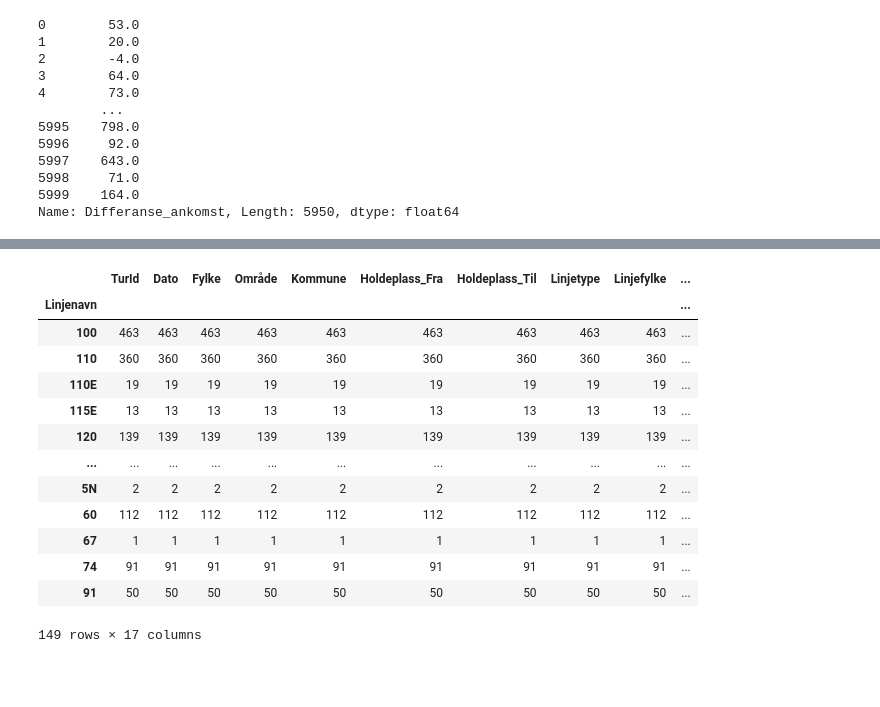
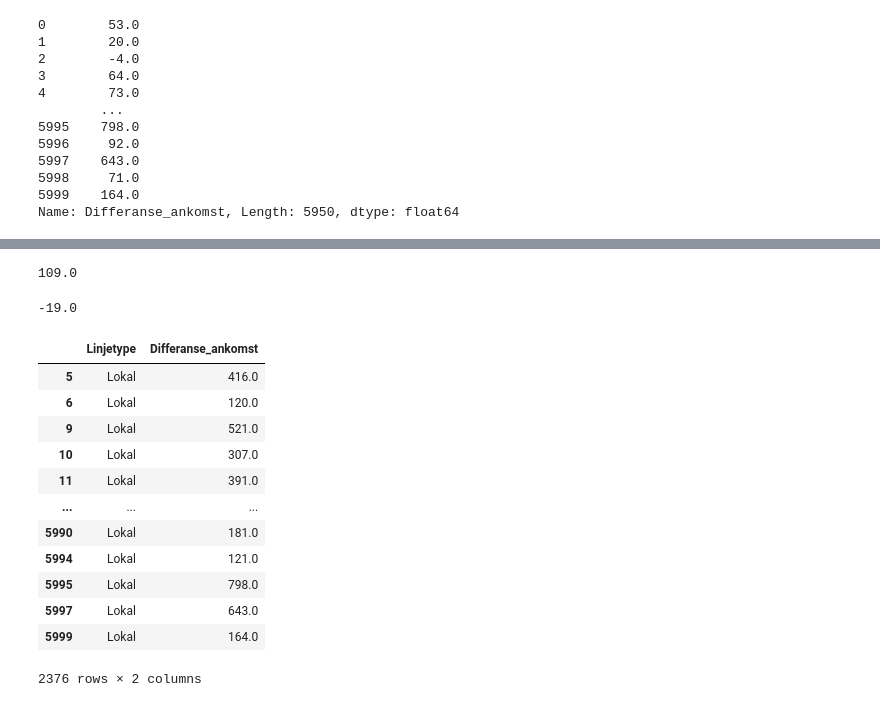
Before and after one commit to Jovalb/Assignement1Data, a Jupyter notebook: Ankomst mot planlagt.ipynb, the cells around one changed output, grey strips where cells are left out. Saved outputs shown, nothing was run; the diff lists cells and outputs as text; code cells hidden in the pictures; blank space fills up the shorter version.

```diff
--- a/Ankomst mot planlagt.ipynb
+++ b/Ankomst mot planlagt.ipynb
@@ -217,17 +209,0 @@ tidsbruklinjetype_gruppert.sort_index().plot.bar(figsize=(20,20))
-# %%
-dataframe.groupby('Linjenavn').count()
-# %% [output]
-|  | TurId | Dato | Fylke | Område | Kommune | Holdeplass_Fra | Holdeplass_Til | Linjetype | Linjefylke | ... |
-| Linjenavn |  |  |  |  |  |  |  |  |  | ... |
-| 100 | 463 | 463 | 463 | 463 | 463 | 463 | 463 | 463 | 463 | ... |
-| 110 | 360 | 360 | 360 | 360 | 360 | 360 | 360 | 360 | 360 | ... |
-| 110E | 19 | 19 | 19 | 19 | 19 | 19 | 19 | 19 | 19 | ... |
-| 115E | 13 | 13 | 13 | 13 | 13 | 13 | 13 | 13 | 13 | ... |
-| 120 | 139 | 139 | 139 | 139 | 139 | 139 | 139 | 139 | 139 | ... |
-| ... | ... | ... | ... | ... | ... | ... | ... | ... | ... | ... |
-| 5N | 2 | 2 | 2 | 2 | 2 | 2 | 2 | 2 | 2 | ... |
-| 60 | 112 | 112 | 112 | 112 | 112 | 112 | 112 | 112 | 112 | ... |
-| 67 | 1 | 1 | 1 | 1 | 1 | 1 | 1 | 1 | 1 | ... |
-| 74 | 91 | 91 | 91 | 91 | 91 | 91 | 91 | 91 | 91 | ... |
-| 91 | 50 | 50 | 50 | 50 | 50 | 50 | 50 | 50 | 50 | ... |
-149 rows × 17 columns
@@ -233,0 +212,4 @@ dataframe.groupby('Linjenavn').count()
+# %%
+threshold_max
+# %% [output]
+109.0
@@ -233,0 +218,20 @@ dataframe.groupby('Linjenavn').count()
+# %%
+threshold_min
+# %% [output]
+-19.0
+# %%
+tidsbruklinjetype[tidsbruklinjetype['Differanse_ankomst']>threshold_max]
+# %% [output]
+|  | Linjetype | Differanse_ankomst |
+| 5 | Lokal | 416.0 |
+| 6 | Lokal | 120.0 |
+| 9 | Lokal | 521.0 |
+| 10 | Lokal | 307.0 |
+| 11 | Lokal | 391.0 |
+| ... | ... | ... |
+| 5990 | Lokal | 181.0 |
+| 5994 | Lokal | 121.0 |
+| 5995 | Lokal | 798.0 |
+| 5997 | Lokal | 643.0 |
+| 5999 | Lokal | 164.0 |
+2376 rows × 2 columns
```
Also changed, not shown: parts of 12 cells of this notebook, 1 other file.
